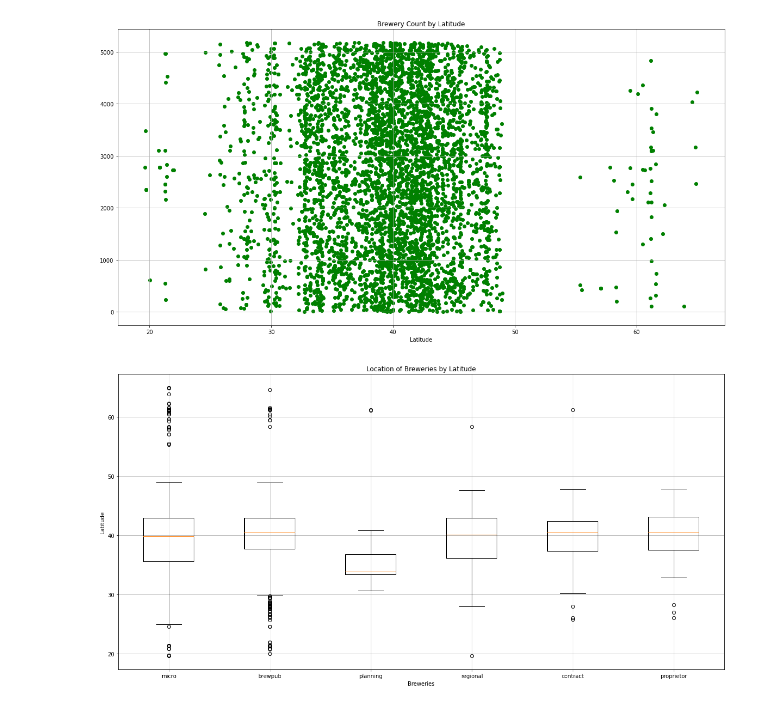
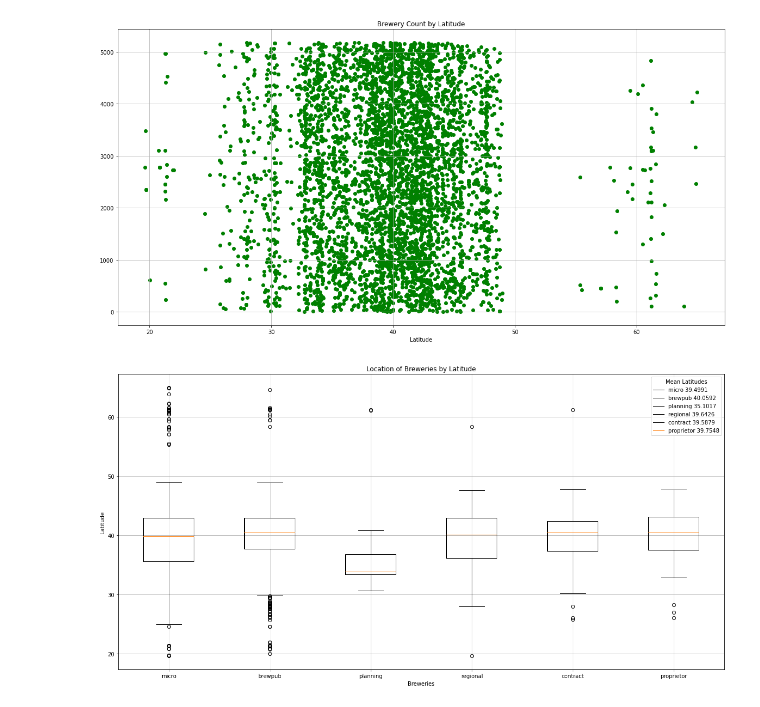
Before and after one commit to bgtaber/brewcrew_project, a Jupyter notebook: Scripts/beer.ipynb, the cells around one changed output. Saved outputs shown, nothing was run; the diff lists cells and outputs as text; code cells hidden in the pictures.

```diff
--- a/Scripts/beer.ipynb
+++ b/Scripts/beer.ipynb
@@ -226,18 +250,25 @@ plt.show()
 # %%
 micro = merged_df[merged_df["brewery_type"] == "micro"]
 brewpub = merged_df[merged_df["brewery_type"] == "brewpub"]
 planning = merged_df[merged_df["brewery_type"] == "planning"]
 regional = merged_df[merged_df["brewery_type"] == "regional"]
 contract = merged_df[merged_df["brewery_type"] == "contract"]
 proprietor = merged_df[merged_df["brewery_type"] == "proprietor"]
 new_data = [micro["latitude"], brewpub["latitude"],planning["latitude"],regional["latitude"],contract["latitude"],proprietor["latitude"]]
+mean_lat = []
+for x in new_data:
+    mean_lat.append(round(x.mean(),4))
+mean_ser = pd.Series(mean_lat, index = ("micro", "brewpub", "planning", "regional", "contract", "proprietor"))
+mean_ser = mean_ser.reset_index()
+lat_legend = mean_ser["index"] + " " + mean_ser[0].astype(str)
 plt.figure(figsize = (20,10))
 plt.boxplot(new_data, labels = ["micro", "brewpub", "planning", "regional", "contract", "proprietor"])
 plt.grid(True)
 plt.title("Location of Breweries by Latitude")
 plt.xlabel("Breweries")
 plt.ylabel("Latitude")
+plt.legend(labels = (lat_legend), title = "Mean Latitudes")
 plt.savefig("../Output/Boxplot_Latitude.png")
 plt.show()
 # %% [output]
-[figure, old version]
+[figure, new version]
```
Also changed, not shown: parts of 11 cells of this notebook, 14 other files.
